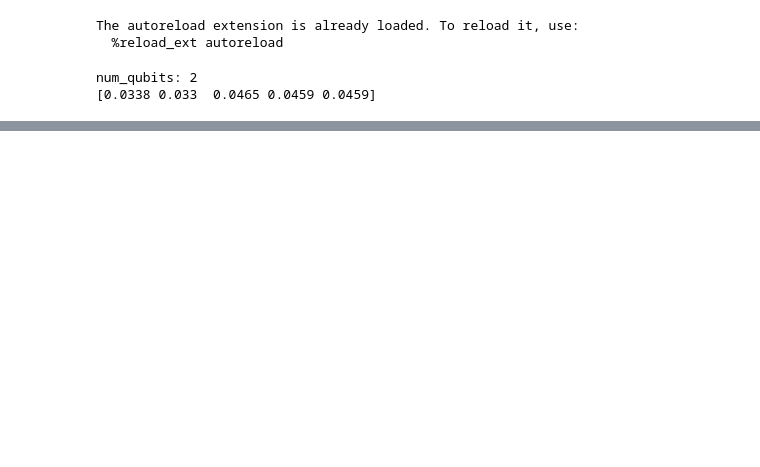
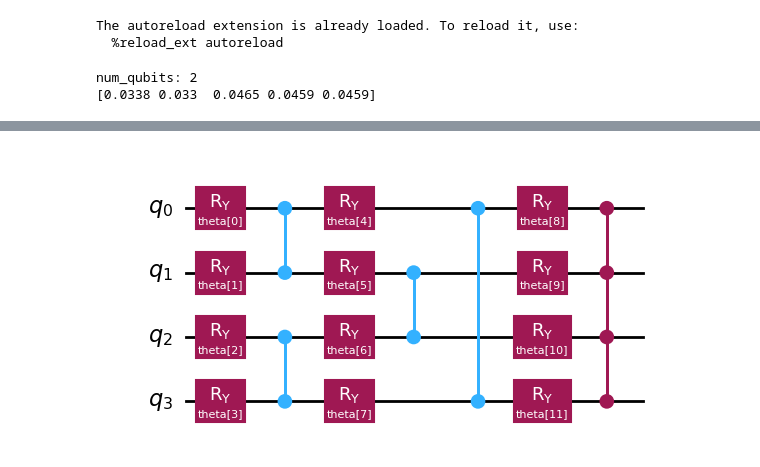
Before and after one commit to NAIST-Archlab/QNG-Benchmark, a Jupyter notebook: benchmark_time.ipynb, the cells around one changed output, grey strips where cells are left out. Saved outputs shown, nothing was run; the diff lists cells and outputs as text; code cells hidden in the pictures; blank space fills up the shorter version.

```diff
--- a/benchmark_time.ipynb
+++ b/benchmark_time.ipynb
@@ -47,0 +63,4 @@ array([4.9884, 4.8802, 6.3626, 6.3094, 6.3901])
+# %%
+g2gn(4, 1).draw('mpl')
+# %% [output]
+[figure, added]
```
Also changed, not shown: parts of 3 cells of this notebook, 38 other files.
